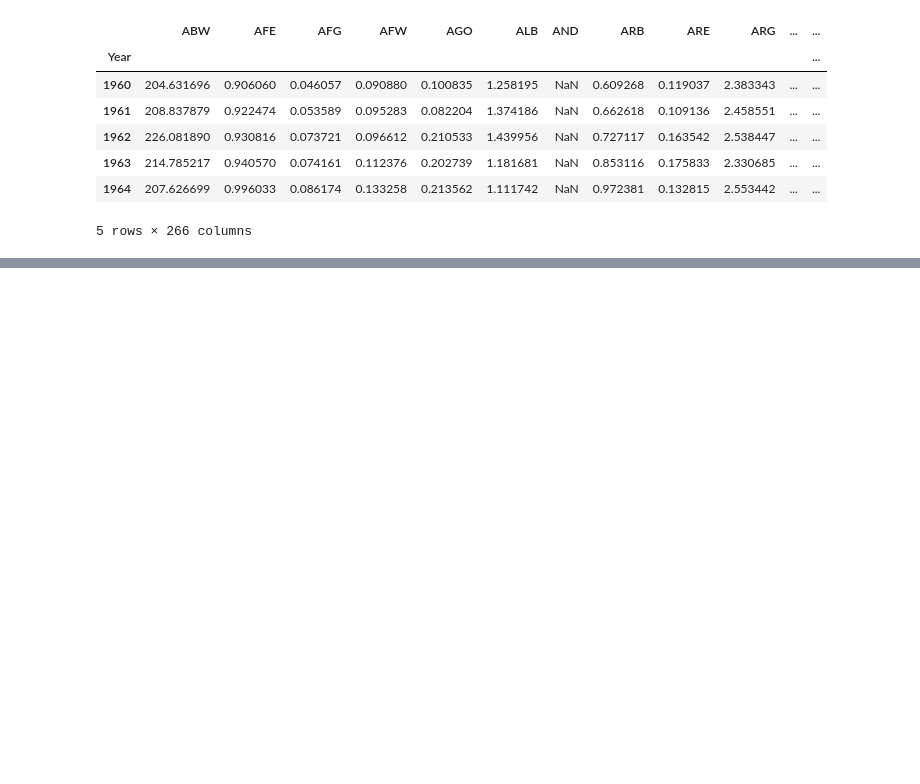
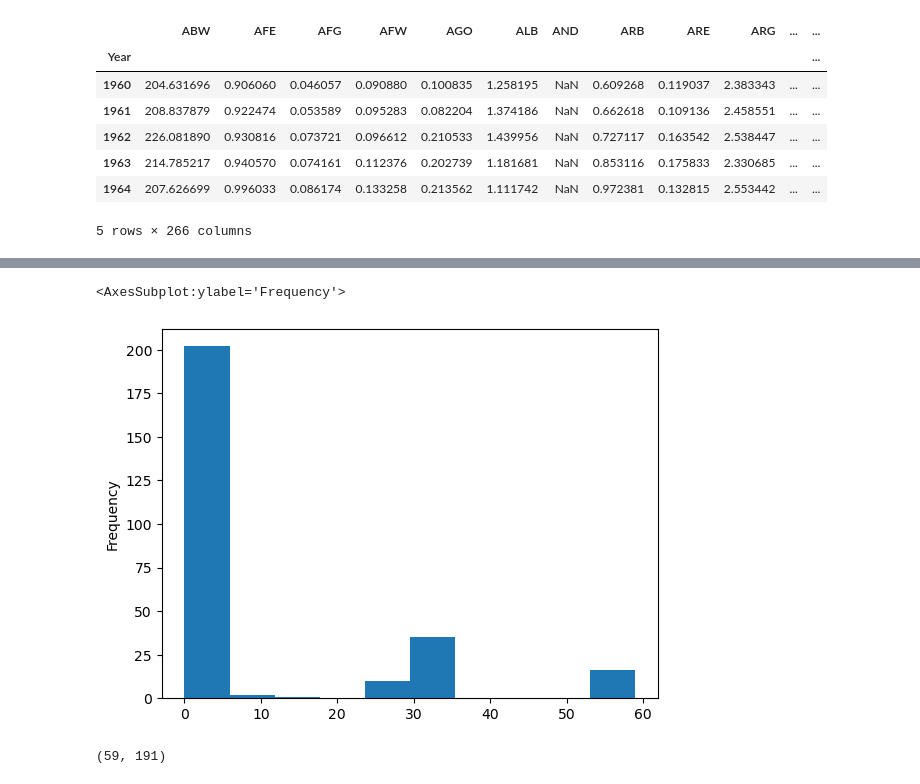
Before and after one commit to Abisoyesam/DS-ML-DL-tuts, a Jupyter notebook: DS With Rune/Lesson 3 - Project.ipynb, the cells around one changed output, grey strips where cells are left out. Cells and saved outputs as stored; diff of their text form; code cells hidden in the pictures; blank space fills up the shorter version.

```diff
--- a/DS With Rune/Lesson 3 - Project.ipynb
+++ b/DS With Rune/Lesson 3 - Project.ipynb
@@ -24,0 +105,13 @@ data.head()
+# %%
+# visualize the missing value
+data.isnull().sum().plot.hist()
+# %% [output]
+<AxesSubplot:ylabel='Frequency'>
+[figure, added]
+# %%
+# clean data by removing missing colums
+
+clean_data = data.dropna(axis='columns');
+clean_data.shape
+# %% [output]
+(59, 191)
```
Also changed, not shown: parts of 14 cells of this notebook.
